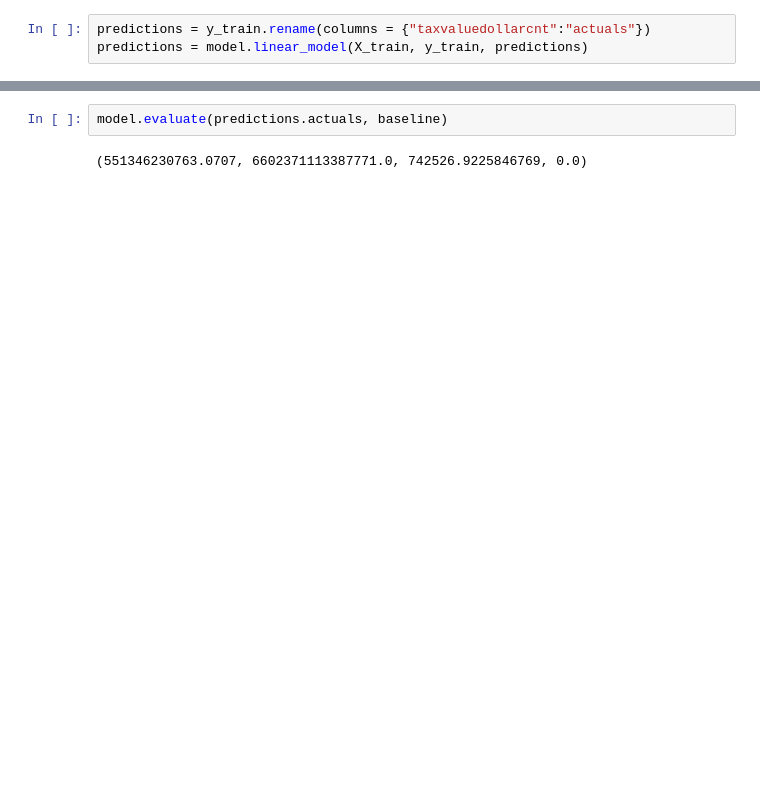
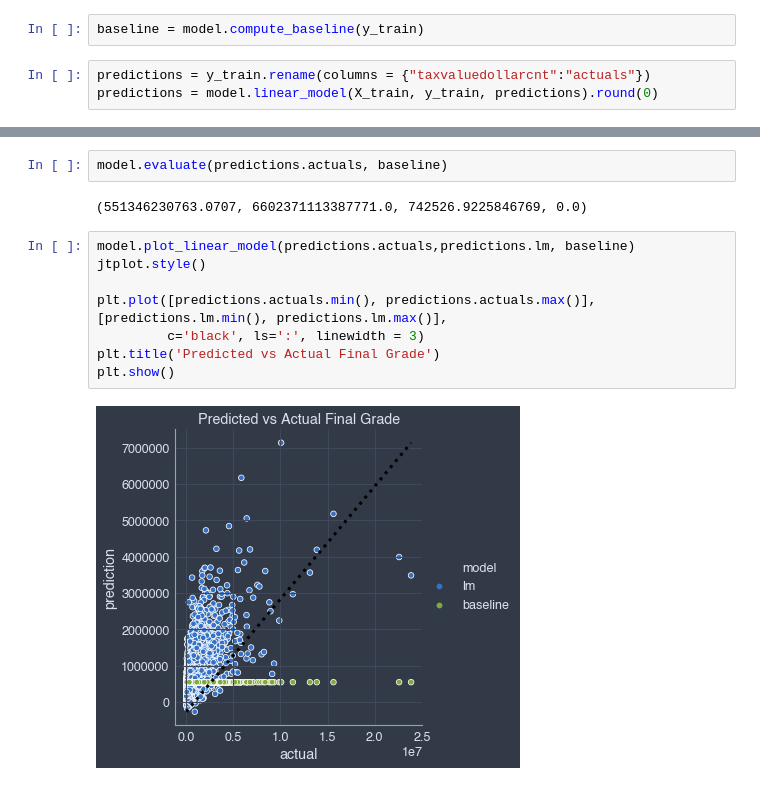
Before and after one commit to misty-garcia/zillow-project, a Jupyter notebook: the_pipeline.ipynb, the cells around one changed output, grey strips where cells are left out. Drawn from its saved outputs; the diff is of its cells as text; blank space fills up the shorter version.

Commit message:
baseline model

```diff
--- a/the_pipeline.ipynb
+++ b/the_pipeline.ipynb
@@ -36,3 +27,5 @@ array([[544163.53812109],
+# %%
+baseline = model.compute_baseline(y_train)
 # %%
 predictions = y_train.rename(columns = {"taxvaluedollarcnt":"actuals"})
-predictions = model.linear_model(X_train, y_train, predictions)
+predictions = model.linear_model(X_train, y_train, predictions).round(0)
@@ -65,3 +37,13 @@ model.evaluate(predictions.actuals, predictions.lm)
 model.evaluate(predictions.actuals, baseline)
 # %% [output]
 (551346230763.0707, 6602371113387771.0, 742526.9225846769, 0.0)
+# %%
+model.plot_linear_model(predictions.actuals,predictions.lm, baseline)
+jtplot.style()
+
+plt.plot([predictions.actuals.min(), predictions.actuals.max()], [predictions.lm.min(), predictions.lm.max()],
+         c='black', ls=':', linewidth = 3)
+plt.title('Predicted vs Actual Final Grade')
+plt.show()
+# %% [output]
+[figure, added]
```
Also changed, not shown: parts of 4 cells of this notebook, 2 other files.
